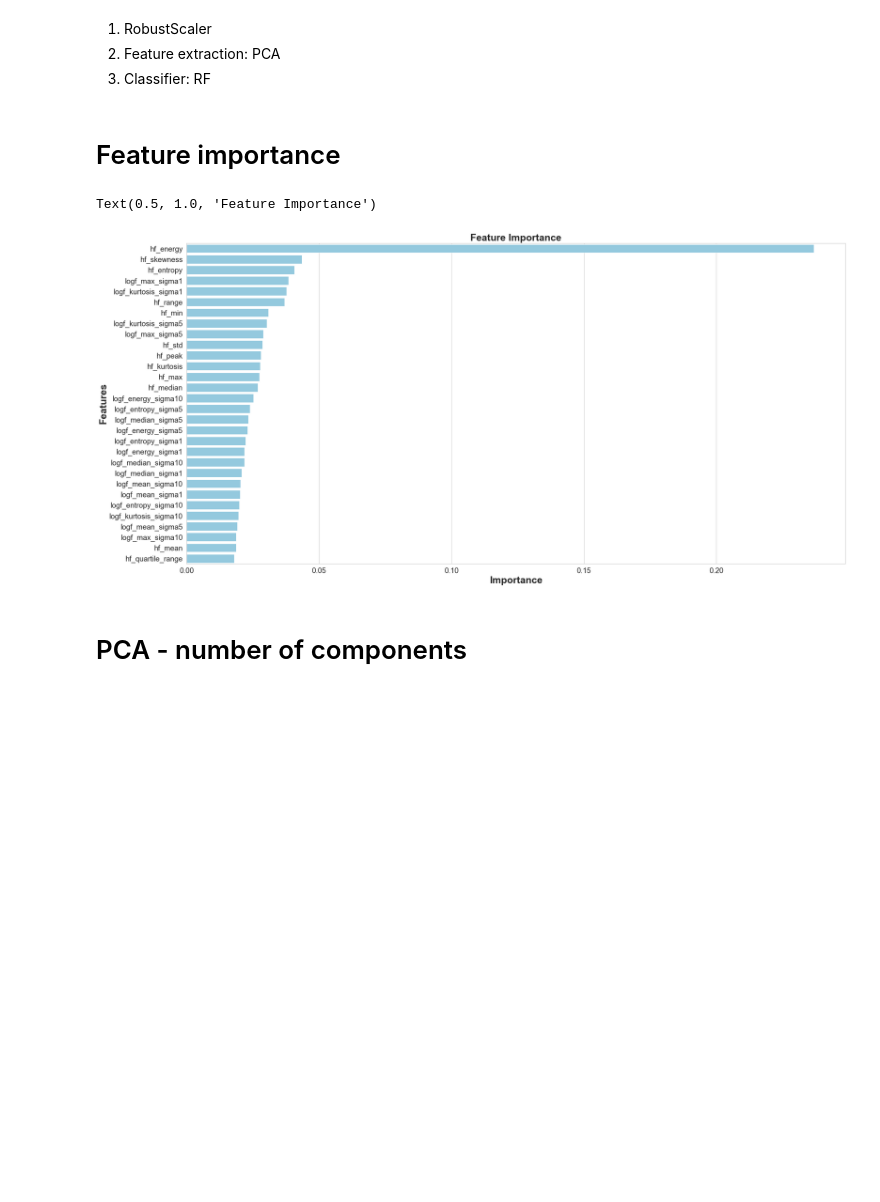
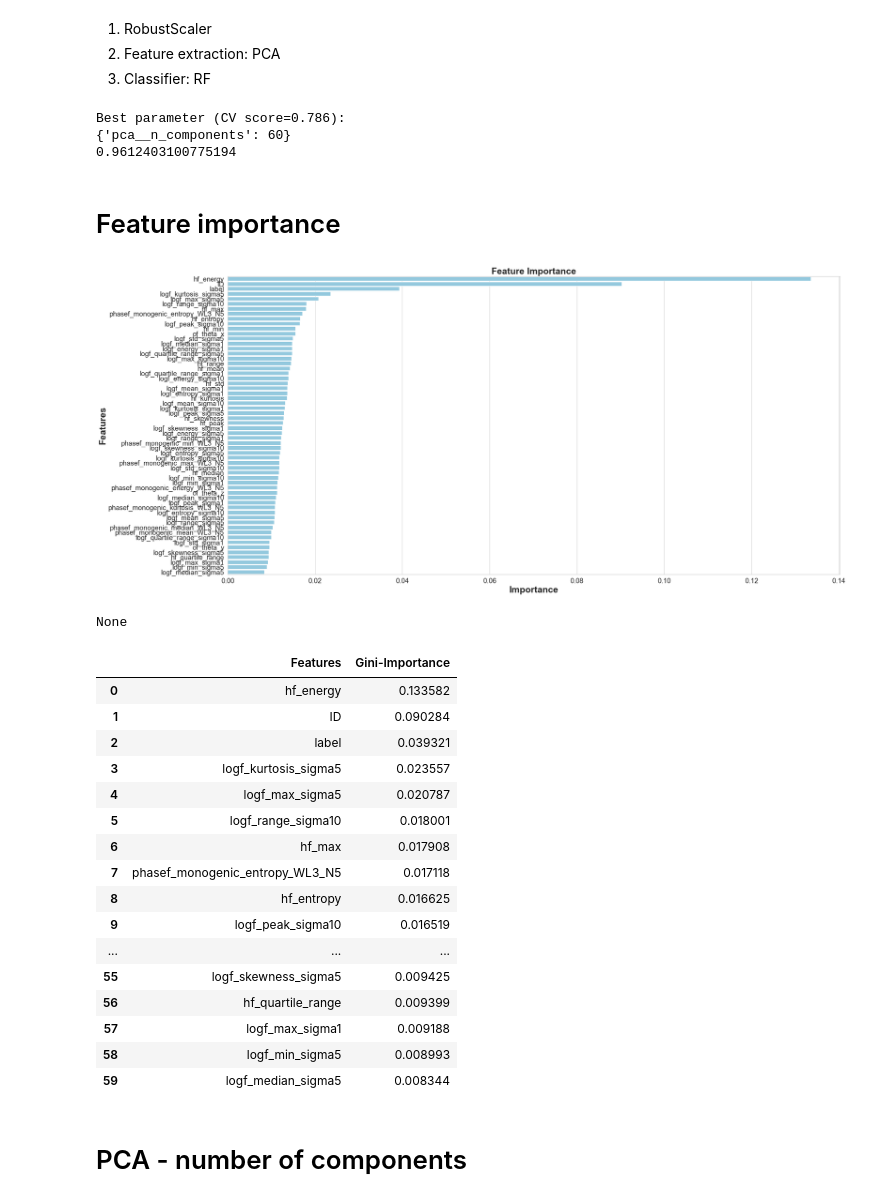
Before and after one commit to lizetdevries/Group5_assignment, a Jupyter notebook: Training_PCARF.ipynb, the cells around one changed output. Drawn from its saved outputs; the diff is of its cells as text; code cells hidden in the pictures; blank space fills up the shorter version.

```diff
--- a/Training_PCARF.ipynb
+++ b/Training_PCARF.ipynb
@@ -81,71 +81,92 @@ X = X.drop('label', axis=1)
 2. Feature extraction: PCA
 3. Classifier: RF
 # %%
-# # Define steps in pipeline
-# #scaler = RobustScaler()         # want data heeft outliers
+# Define steps in pipeline
+scaler = RobustScaler()         # want data heeft outliers
 # scaler = StandardScaler()
 pca = PCA()
-# rf = RandomForestClassifier()
+rf = RandomForestClassifier()
 
 
-# # Create pipeline with steps: scaler, PCA, classifier
-# pipe = Pipeline([('scaler', scaler), ('pca', pca), ('rf', rf)])
+# Create pipeline with steps: scaler, PCA, classifier
+pipe = Pipeline([('scaler', scaler), ('pca', pca), ('rf', rf)])
 
-# # Define parameters for gridsearch: depending on which classifier
-# param_grid = {
-#     "pca__n_components": [5, 15, 30, 45, 60],
+# Define parameters for gridsearch: depending on which classifier
+param_grid = {
+    "pca__n_components": [5, 15, 30, 45, 60],
 
-# }
+}
 # # Perform Grid Search on pipe
 # search = RandomizedSearchCV(pipe, param_grid, n_iter = 20, cv = 5)
 # #search = GridSearchCV(pipe, param_grid, n_jobs=2)
 # search.fit(X_train, y_train)
 
-# # Print outcome Grid Search
-# print("Best parameter (CV score=%0.3f):" % search.best_score_)
-# best_params = search.best_params_
-# print(best_params)
+# Print outcome Grid Search
+print("Best parameter (CV score=%0.3f):" % search.best_score_)
+best_params = search.best_params_
+print(best_params)
 
-# pipe_after_grid = Pipeline([('scaler', scaler), ('pca', PCA((best_params['pca__n_components']))), ('rf', rf)])
+pipe_after_grid = Pipeline([('scaler', scaler), ('pca', PCA((best_params['pca__n_components']))), ('rf', rf)])
 
-# # Fit pipe_after_grid on data
-# bst = pipe_after_grid.fit(X_train, y_train)
+# Fit pipe_after_grid on data
+bst = pipe_after_grid.fit(X_train, y_train)
 
 
-# #TEST PERFORMANCE
-# y_pred = bst.predict(X_val)
-# y_val = (np.array(y_val))
+#TEST PERFORMANCE
+y_pred = bst.predict(X_val)
+y_val = (np.array(y_val))
 
-# print(bst.score(X_val, y_val))
-# # print(confusion_matrix(y_val, y_pred)) # output >  (tn, fp, fn, tp)
-# # print(recall_score(y_val, y_pred))
-# # print(precision_score(y_val, y_pred))
+print(bst.score(X_val, y_val))
+# print(confusion_matrix(y_val, y_pred)) # output >  (tn, fp, fn, tp)
+# print(recall_score(y_val, y_pred))
+# print(precision_score(y_val, y_pred))
+# %% [output]
+Best parameter (CV score=0.786):
+{'pca__n_components': 60}
+0.9612403100775194
 # %% [markdown]
 # Feature importance
 # %%
 feats = {}
-for feature, importance in zip(X_train.columns, rf.feature_importances_):
+for feature, importance in zip(data.columns, rf.feature_importances_):
     feats[feature] = importance
 
 importances = pd.DataFrame.from_dict(feats, orient='index').rename(columns={0: 'Gini-Importance'})
 importances = importances.sort_values(by='Gini-Importance', ascending=False)
 importances = importances.reset_index()
 importances = importances.rename(columns={'index': 'Features'})
 
 sns.set(font_scale = 5)
 sns.set(style="whitegrid", color_codes=True, font_scale = 1.7)
 fig, ax = plt.subplots()
 fig.set_size_inches(30,15)
 sns.barplot(x=importances['Gini-Importance'], y=importances['Features'], data=importances, color='skyblue')
 plt.xlabel('Importance', fontsize=25, weight = 'bold')
 plt.ylabel('Features', fontsize=25, weight = 'bold')
 plt.title('Feature Importance', fontsize=25, weight = 'bold')
 
-#display(plt.show())
-#display(importances)
+display(plt.show())
+display(importances)
 # %% [output]
+[figure, new version]
-Text(0.5, 1.0, 'Feature Importance')
+None
-[figure, old version]
+|  | Features | Gini-Importance |
+| 0 | hf_energy | 0.133582 |
+| 1 | ID | 0.090284 |
+| 2 | label | 0.039321 |
+| 3 | logf_kurtosis_sigma5 | 0.023557 |
+| 4 | logf_max_sigma5 | 0.020787 |
+| 5 | logf_range_sigma10 | 0.018001 |
+| 6 | hf_max | 0.017908 |
+| 7 | phasef_monogenic_entropy_WL3_N5 | 0.017118 |
+| 8 | hf_entropy | 0.016625 |
+| 9 | logf_peak_sigma10 | 0.016519 |
+| ... | ... | ... |
+| 55 | logf_skewness_sigma5 | 0.009425 |
+| 56 | hf_quartile_range | 0.009399 |
+| 57 | logf_max_sigma1 | 0.009188 |
+| 58 | logf_min_sigma5 | 0.008993 |
+| 59 | logf_median_sigma5 | 0.008344 |
 # %% [markdown]
 # PCA - number of components
 # %%
```
Also changed, not shown: parts of 1 cell of this notebook.
